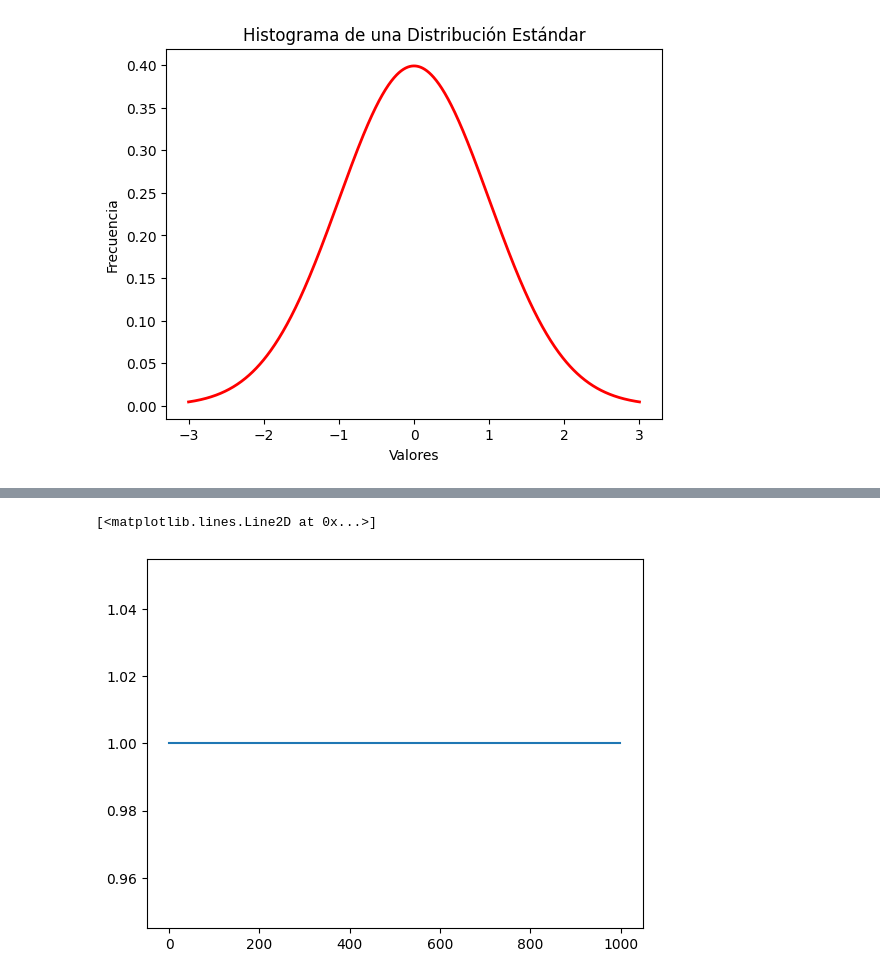
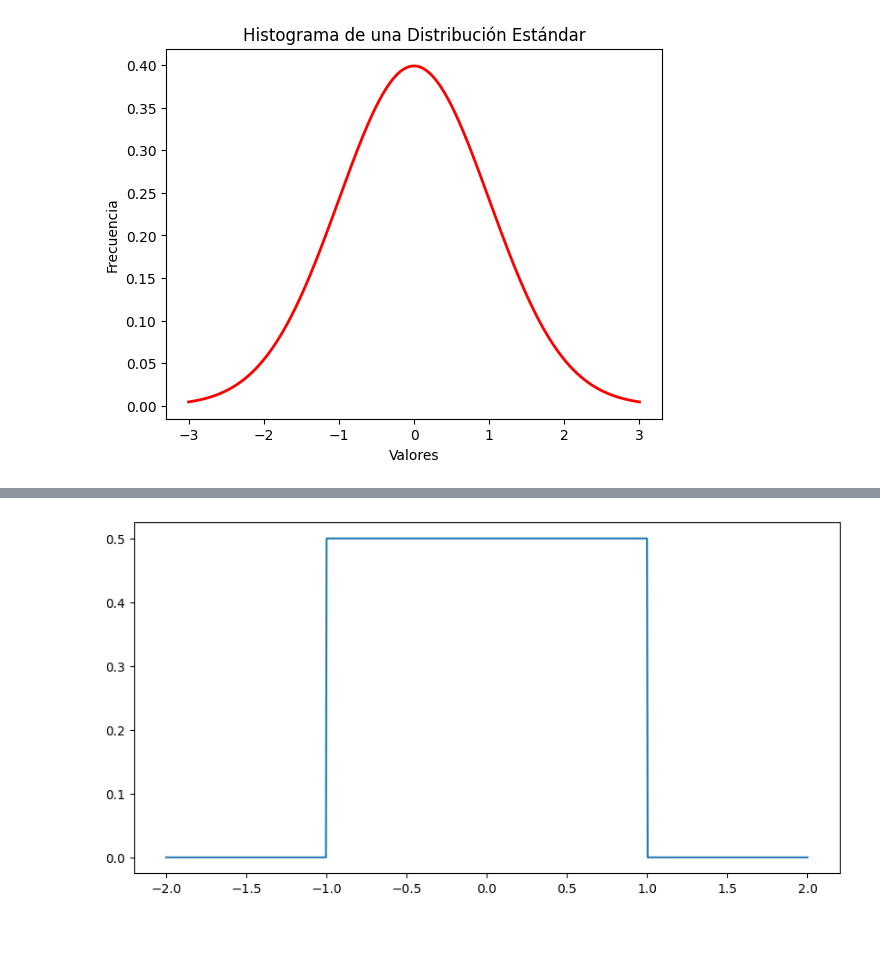
Before and after one commit to 4GeeksAcademy/probability-distribution-exercises-project-with-python_, a Jupyter notebook: notebook/problems.ipynb, the cells around one changed output, grey strips where cells are left out. Cells and saved outputs as stored; diff of their text form; code cells hidden in the pictures; blank space fills up the shorter version.

```diff
--- a/notebook/problems.ipynb
+++ b/notebook/problems.ipynb
@@ -162,8 +144,12 @@ plt.hist(grafico_p)
 # %%
-x =np.linspace(1,1,1000)
+from scipy.stats import uniform
 
-plt.plot(x)
+data = np.linspace(-2, 2, 1000)
+pdf = uniform.pdf(data, loc = -1, scale = 2)
+
+plt.figure(figsize = (10, 5))
+plt.plot(data, pdf)
+plt.show()
 # %% [output]
-[<matplotlib.lines.Line2D at 0x...>]
-[figure, old version]
+[figure, new version]
 # %%
```
Also changed, not shown: parts of 5 cells of this notebook.
